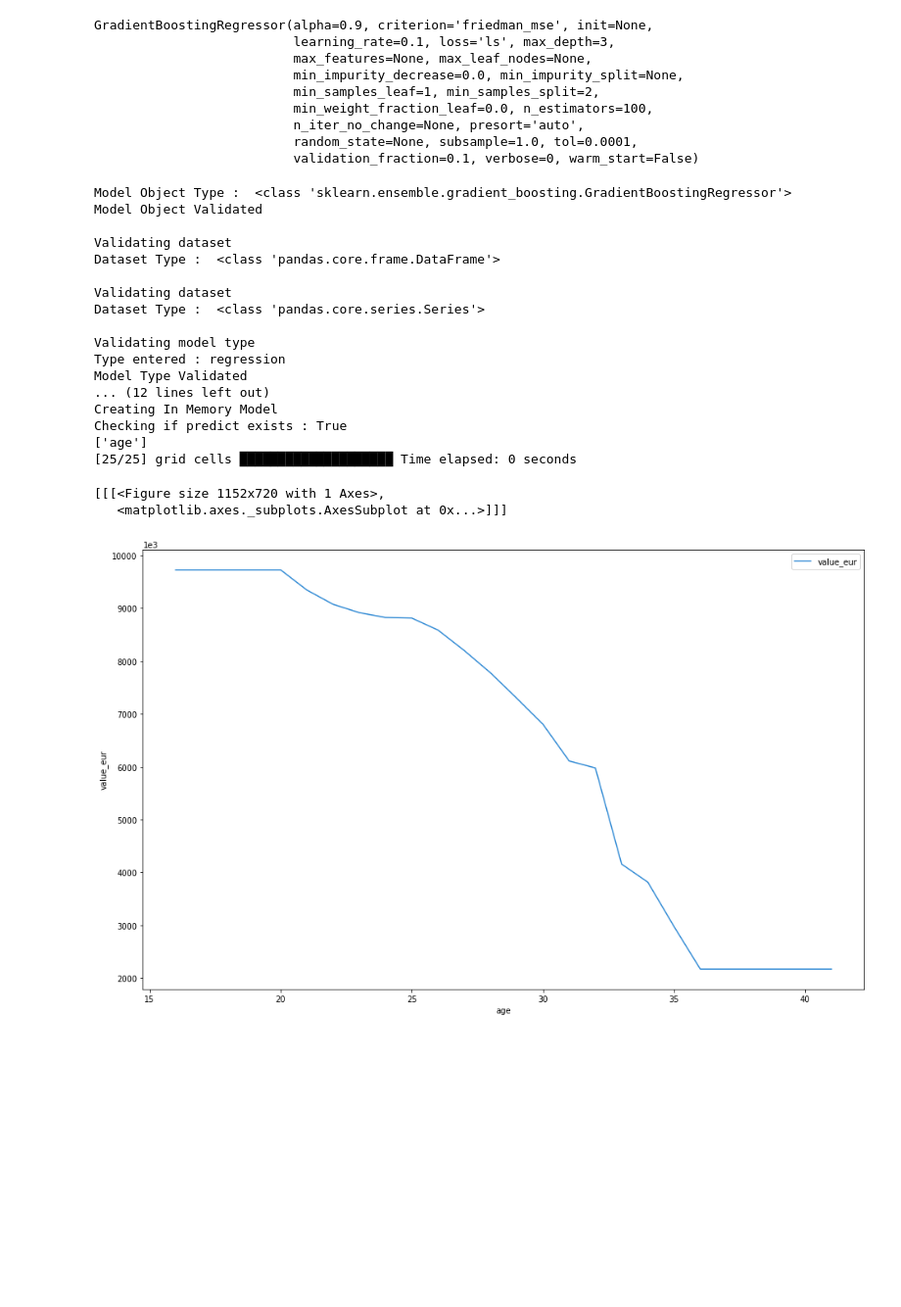
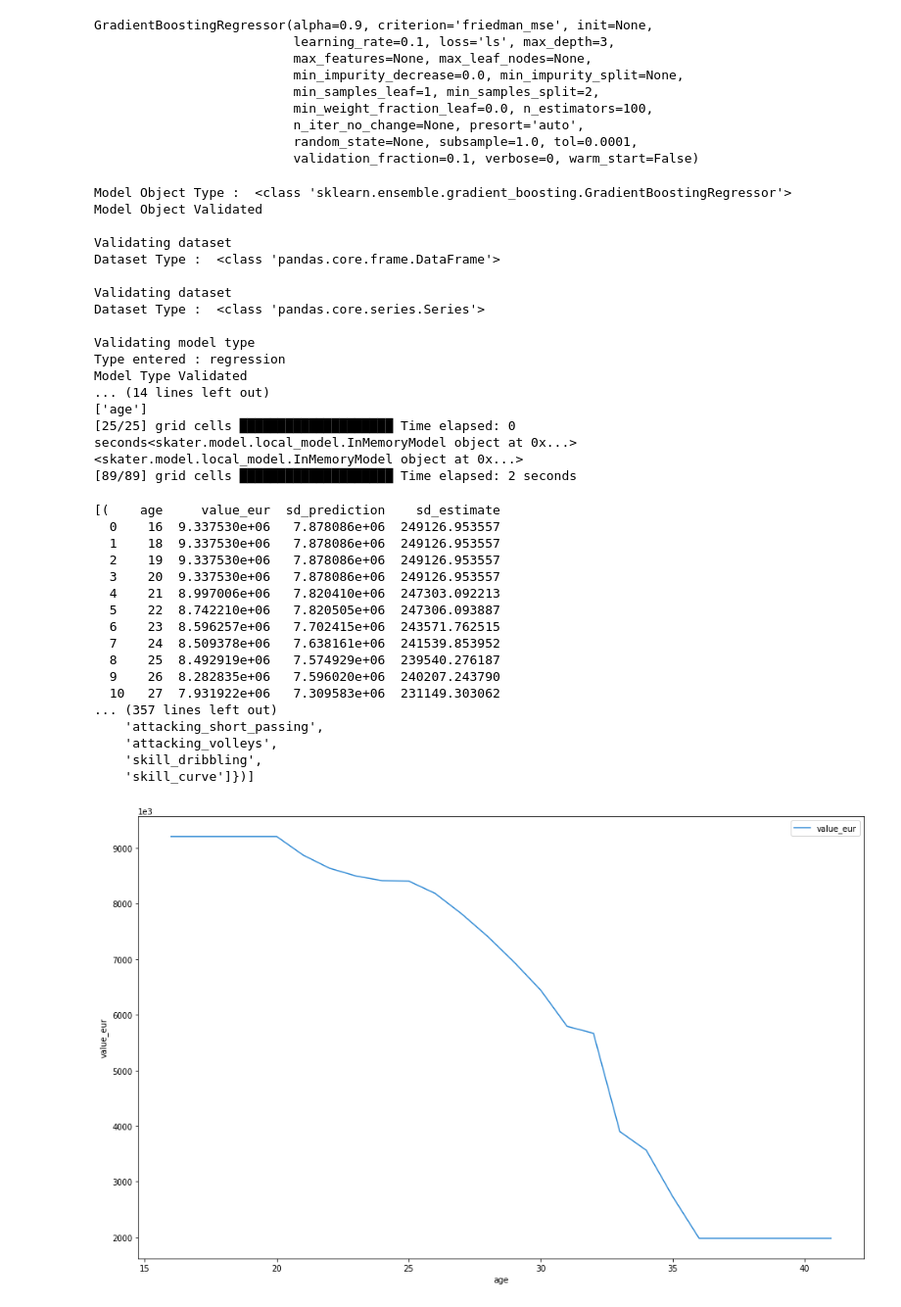
Before and after one commit to deveshcode/DevExplainer, a Jupyter notebook: Base.ipynb, the cells around one changed output. Shown at 98% size. Cells and saved outputs as stored; diff of their text form; code cells hidden in the pictures; blank space fills up the shorter version.

```diff
--- a/Base.ipynb
+++ b/Base.ipynb
@@ -147,7 +147,7 @@ class DevExplainer:
         self.inmemory_model = self.create_inmemory_model()
         pdp_list = []
         print(self.inmemory_model)
-        for feature in self.feature_names:
+        for feature in self.selective_features:
             pdp = self.interpreter.partial_dependence.partial_dependence(
                 feature_ids = [feature],
                 modelinstance = self.inmemory_model,
@@ -172,6 +172,21 @@ class DevExplainer:
         pdp_list = []
         print(self.selective_features)
         for feature in self.selective_features:
+            pdp = self.interpreter.partial_dependence.plot_partial_dependence(
+                feature_ids,
+                modelinstance,
+                filter_classes=None,
+                grid=None,
+                grid_resolution=30,
+                grid_range=None,
+                n_jobs=-1,
+                sample=True,
+                sampling_strategy='random-choice',
+                n_samples=1000,
+                bin_count=50,
+                with_variance=False,
+                figsize=(16, 10), progressbar=True, variance_type='estimate', plot_title=None):
+
             pdp = self.interpreter.partial_dependence.plot_partial_dependence(
             [feature], self.inmemory_model, filter_classes=self.target_names, n_jobs=-1
             )
@@ -209,32 +224,48 @@ class DevExplainer:
 # %%
 explainer_obj = DevExplainer(
     model_obj = model_obj,
     x_train = x_dataset,
     y_train = y_dataset,
     model_type = "Regression",
     log_level = 50,
     sample = True,
     selective_features = ['age']
 )
 explainer_obj.partial_dependence_plot()
+explainer_obj.partial_dependence_values()
 # %% [output]
 Model Object Type :  <class 'sklearn.ensemble.gradient_boosting.GradientBoostingRegressor'>
 Model Object Validated
 
 Validating dataset
 Dataset Type :  <class 'pandas.core.frame.DataFrame'>
 
 Validating dataset
 Dataset Type :  <class 'pandas.core.series.Series'>
 
 Validating model type
 Type entered : regression
 Model Type Validated
-... (12 lines left out)
-Creating In Memory Model
-Checking if predict exists : True
+... (14 lines left out)
 ['age']
-[25/25] grid cells ████████████████████ Time elapsed: 0 seconds
+[25/25] grid cells ████████████████████ Time elapsed: 0 seconds<skater.model.local_model.InMemoryModel object at 0x...>
+<skater.model.local_model.InMemoryModel object at 0x...>
+[89/89] grid cells ████████████████████ Time elapsed: 2 seconds
-[[[<Figure size 1152x720 with 1 Axes>,
-   <matplotlib.axes._subplots.AxesSubplot at 0x...>]]]
+[(    age     value_eur  sd_prediction    sd_estimate
+  0    16  9.337530e+06   7.878086e+06  249126.953557
+  1    18  9.337530e+06   7.878086e+06  249126.953557
+  2    19  9.337530e+06   7.878086e+06  249126.953557
+  3    20  9.337530e+06   7.878086e+06  249126.953557
+  4    21  8.997006e+06   7.820410e+06  247303.092213
+  5    22  8.742210e+06   7.820505e+06  247306.093887
+  6    23  8.596257e+06   7.702415e+06  243571.762515
+  7    24  8.509378e+06   7.638161e+06  241539.853952
+  8    25  8.492919e+06   7.574929e+06  239540.276187
+  9    26  8.282835e+06   7.596020e+06  240207.243790
+  10   27  7.931922e+06   7.309583e+06  231149.303062
+... (357 lines left out)
+    'attacking_short_passing',
+    'attacking_volleys',
+    'skill_dribbling',
+    'skill_curve']})]
-[figure, old version]
+[figure, new version]
```
